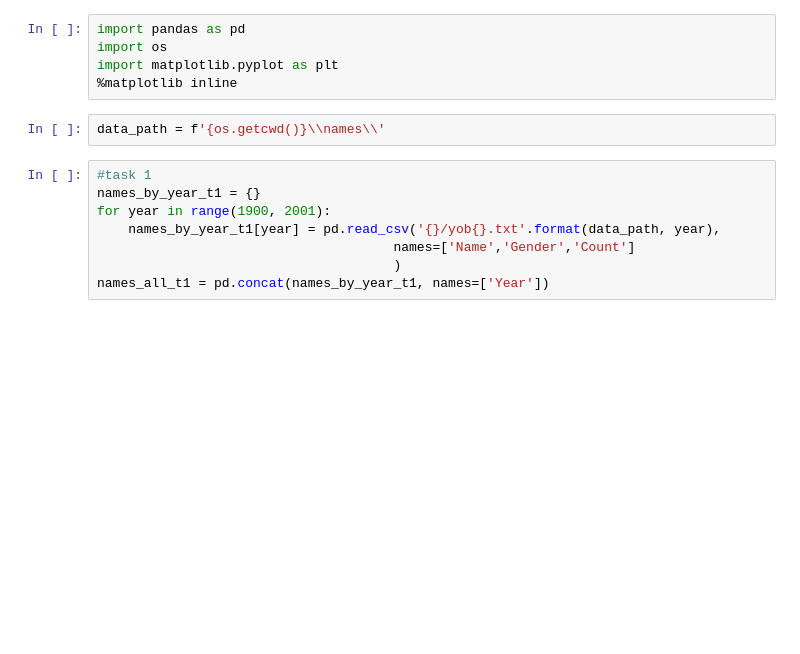
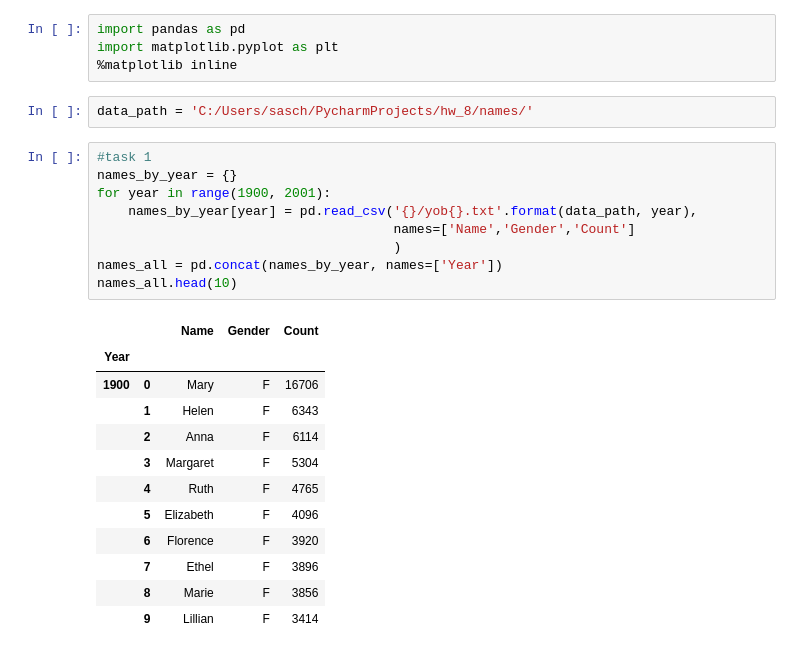
Before and after one commit to SaschMosk/hw_8, a Jupyter notebook: homework_20.ipynb, the cells around one changed output. Cells and saved outputs as stored; diff of their text form; blank space fills up the shorter version.

```diff
--- a/homework_20.ipynb
+++ b/homework_20.ipynb
@@ -1,16 +1,29 @@
 # %%
 import pandas as pd
-import os
 import matplotlib.pyplot as plt
 %matplotlib inline
-# %%
-data_path = f'{os.getcwd()}\\names\\'
+# %%
+data_path = 'C:/Users/sasch/PycharmProjects/hw_8/names/'
 # %%
 #task 1
-names_by_year_t1 = {}
+names_by_year = {}
 for year in range(1900, 2001):
-    names_by_year_t1[year] = pd.read_csv('{}/yob{}.txt'.format(data_path, year),
+    names_by_year[year] = pd.read_csv('{}/yob{}.txt'.format(data_path, year),
                                       names=['Name','Gender','Count']
                                       )
-names_all_t1 = pd.concat(names_by_year_t1, names=['Year'])
+names_all = pd.concat(names_by_year, names=['Year'])
+names_all.head(10)
+# %% [output]
+|  |  | Name | Gender | Count |
+| Year |  |  |  |  |
+| 1900 | 0 | Mary | F | 16706 |
+|  | 1 | Helen | F | 6343 |
+|  | 2 | Anna | F | 6114 |
+|  | 3 | Margaret | F | 5304 |
+|  | 4 | Ruth | F | 4765 |
+|  | 5 | Elizabeth | F | 4096 |
+|  | 6 | Florence | F | 3920 |
+|  | 7 | Ethel | F | 3896 |
+|  | 8 | Marie | F | 3856 |
+|  | 9 | Lillian | F | 3414 |
 # %%
```
Also changed, not shown: parts of 13 cells of this notebook.
